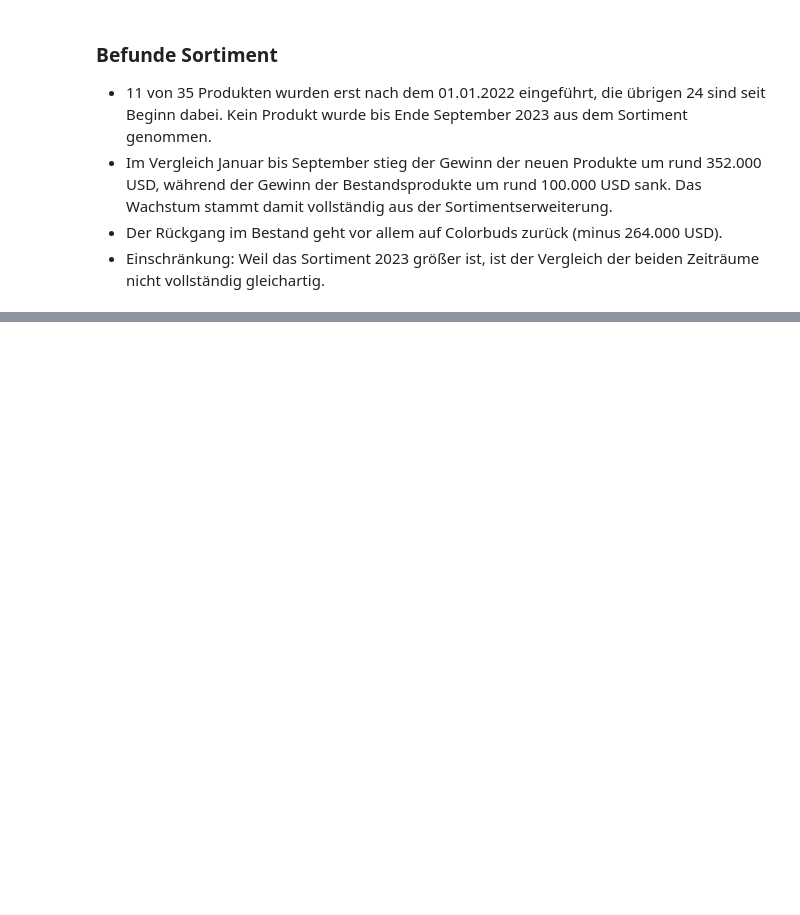
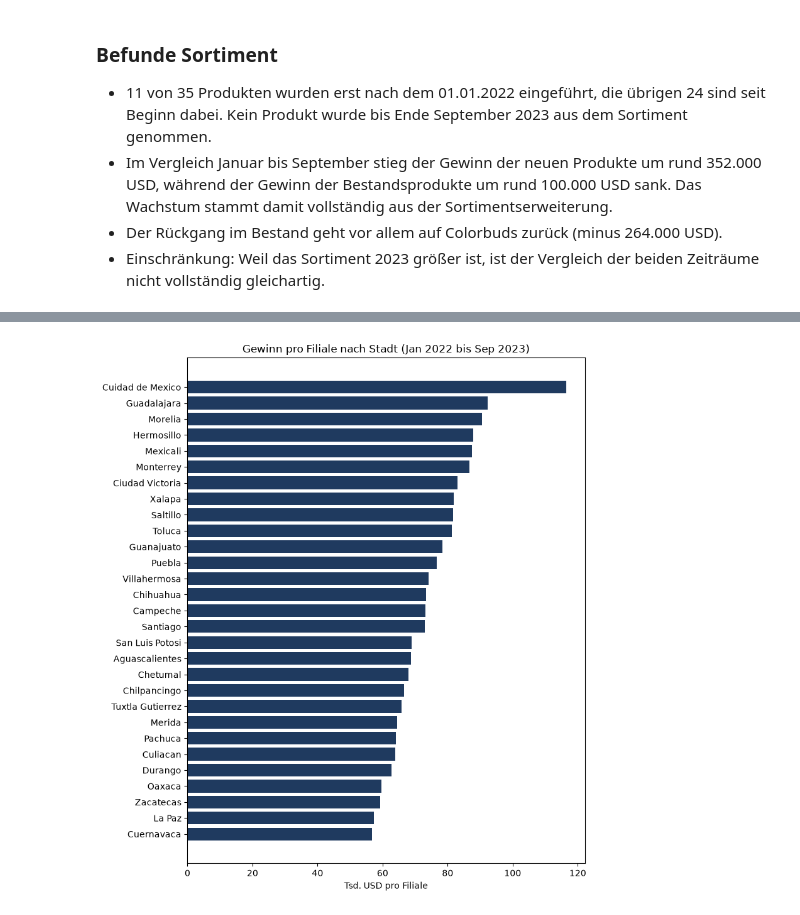
Before and after one commit to chrishorvath8595/maven_toys_profitability, a Jupyter notebook: notebooks/03_daten_analysieren.ipynb, the cells around one changed output, grey strips where cells are left out. Drawn from its saved outputs; the diff is of its cells as text; code cells hidden in the pictures; blank space fills up the shorter version.

```diff
--- a/notebooks/03_daten_analysieren.ipynb
+++ b/notebooks/03_daten_analysieren.ipynb
@@ -255,0 +355,15 @@ products_yoy.groupby("Is_New")[["Profit_2022", "Profit_2023", "Profit_Change"]].
+# %%
+query_city = """
+SELECT
+    Store_City,
+    COUNT(DISTINCT Store_ID) AS Stores,
+    ROUND(SUM(Profit), 0) AS Profit,
+    ROUND(SUM(Profit) / SUM(Revenue) * 100, 1) AS Margin_Pct,
+    ROUND(SUM(Profit) / COUNT(DISTINCT Store_ID), 0) AS Profit_per_Store
+FROM sales_full
+GROUP BY Store_City
+ORDER BY Profit DESC
+"""
+
+city = pd.read_sql(query_city, connection)
+city
@@ -255,0 +395,13 @@ products_yoy.groupby("Is_New")[["Profit_2022", "Profit_2023", "Profit_Change"]].
+# %%
+city_sorted = city.sort_values("Profit_per_Store")
+
+fig, ax = plt.subplots(figsize=(8, 9))
+ax.barh(city_sorted["Store_City"], city_sorted["Profit_per_Store"] / 1000, color="#1f3a5f")
+
+ax.set_title("Gewinn pro Filiale nach Stadt (Jan 2022 bis Sep 2023)")
+ax.set_xlabel("Tsd. USD pro Filiale")
+
+plt.tight_layout()
+plt.show()
+# %% [output]
+[figure, added]
```
Also changed, not shown: parts of 10 cells of this notebook.
